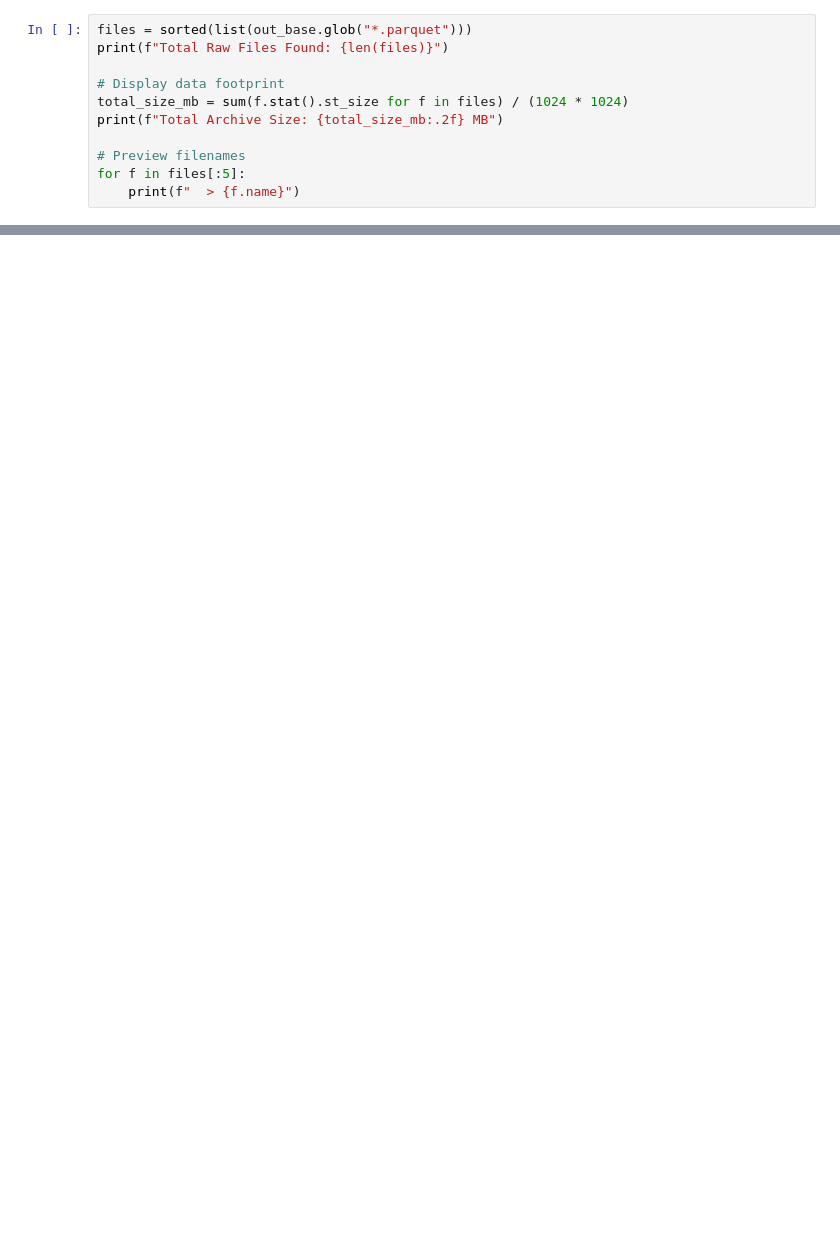
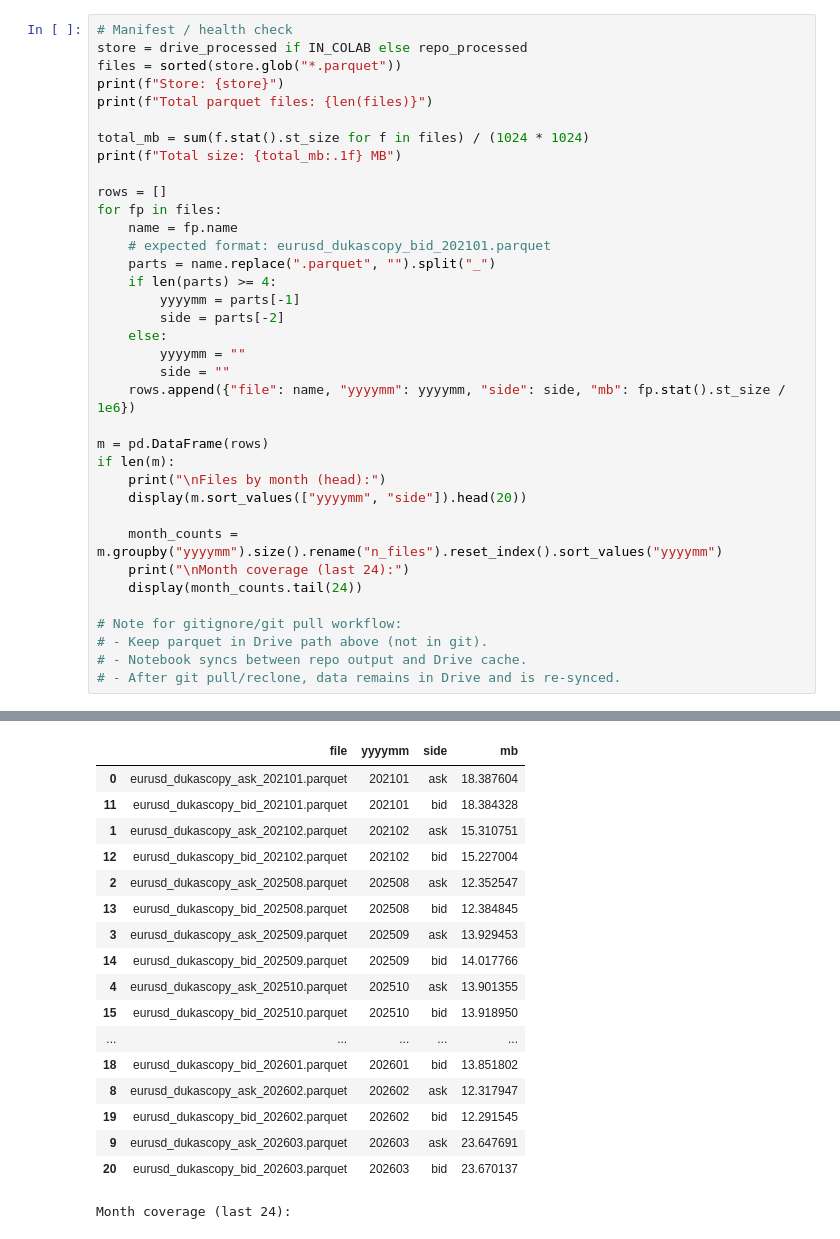
Before and after one commit to egil10/stk-mat2011, a Jupyter notebook: code/notebooks/hw0_mega_acquisition.ipynb, the cells around one changed output, grey strips where cells are left out. Saved outputs shown, nothing was run; the diff lists cells and outputs as text; blank space fills up the shorter version.

Commit message:
ran some data collect

```diff
--- a/code/notebooks/hw0_mega_acquisition.ipynb
+++ b/code/notebooks/hw0_mega_acquisition.ipynb
@@ -67,11 +304,37 @@ print("🏁 Mega Acquisition Successful.")
 # %%
-files = sorted(list(out_base.glob("*.parquet")))
-print(f"Total Raw Files Found: {len(files)}")
+# Manifest / health check
+store = drive_processed if IN_COLAB else repo_processed
+files = sorted(store.glob("*.parquet"))
+print(f"Store: {store}")
+print(f"Total parquet files: {len(files)}")
 
-# Display data footprint
-total_size_mb = sum(f.stat().st_size for f in files) / (1024 * 1024)
-print(f"Total Archive Size: {total_size_mb:.2f} MB")
+total_mb = sum(f.stat().st_size for f in files) / (1024 * 1024)
+print(f"Total size: {total_mb:.1f} MB")
 
-# Preview filenames
-for f in files[:5]:
-    print(f"  > {f.name}")
+rows = []
+for fp in files:
+    name = fp.name
+    # expected format: eurusd_dukascopy_bid_202101.parquet
+    parts = name.replace(".parquet", "").split("_")
+    if len(parts) >= 4:
+        yyyymm = parts[-1]
+        side = parts[-2]
+    else:
+        yyyymm = ""
+        side = ""
+    rows.append({"file": name, "yyyymm": yyyymm, "side": side, "mb": fp.stat().st_size / 1e6})
+
+m = pd.DataFrame(rows)
+if len(m):
+    print("\nFiles by month (head):")
+    display(m.sort_values(["yyyymm", "side"]).head(20))
+
+    month_counts = m.groupby("yyyymm").size().rename("n_files").reset_index().sort_values("yyyymm")
+    print("\nMonth coverage (last 24):")
+    display(month_counts.tail(24))
+
+# Note for gitignore/git pull workflow:
+# - Keep parquet in Drive path above (not in git).
+# - Notebook syncs between repo output and Drive cache.
+# - After git pull/reclone, data remains in Drive and is re-synced.
+# %% [output]
@@ -77,0 +346,18 @@ for f in files[:5]:
+|  | file | yyyymm | side | mb |
+| 0 | eurusd_dukascopy_ask_202101.parquet | 202101 | ask | 18.387604 |
+| 11 | eurusd_dukascopy_bid_202101.parquet | 202101 | bid | 18.384328 |
+| 1 | eurusd_dukascopy_ask_202102.parquet | 202102 | ask | 15.310751 |
+| 12 | eurusd_dukascopy_bid_202102.parquet | 202102 | bid | 15.227004 |
+| 2 | eurusd_dukascopy_ask_202508.parquet | 202508 | ask | 12.352547 |
+| 13 | eurusd_dukascopy_bid_202508.parquet | 202508 | bid | 12.384845 |
+| 3 | eurusd_dukascopy_ask_202509.parquet | 202509 | ask | 13.929453 |
+| 14 | eurusd_dukascopy_bid_202509.parquet | 202509 | bid | 14.017766 |
+| 4 | eurusd_dukascopy_ask_202510.parquet | 202510 | ask | 13.901355 |
+| 15 | eurusd_dukascopy_bid_202510.parquet | 202510 | bid | 13.918950 |
+| ... | ... | ... | ... | ... |
+| 18 | eurusd_dukascopy_bid_202601.parquet | 202601 | bid | 13.851802 |
+| 8 | eurusd_dukascopy_ask_202602.parquet | 202602 | ask | 12.317947 |
+| 19 | eurusd_dukascopy_bid_202602.parquet | 202602 | bid | 12.291545 |
+| 9 | eurusd_dukascopy_ask_202603.parquet | 202603 | ask | 23.647691 |
+| 20 | eurusd_dukascopy_bid_202603.parquet | 202603 | bid | 23.670137 |
+Month coverage (last 24):
```
Also changed, not shown: parts of 4 cells of this notebook.
